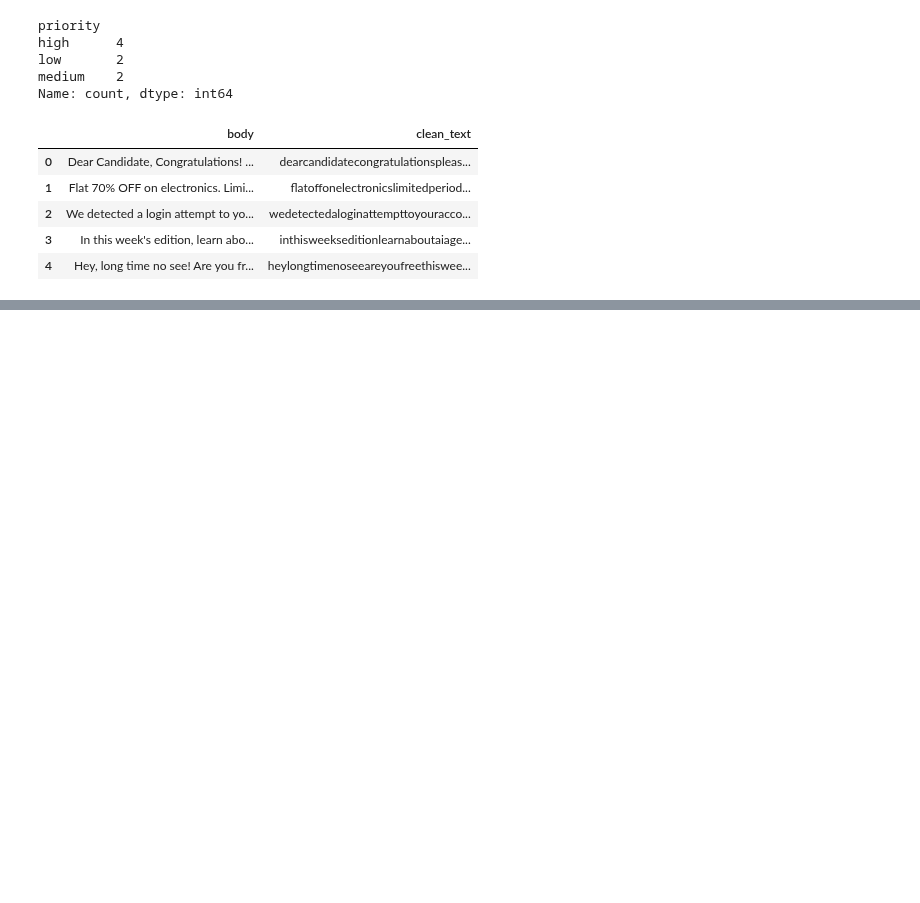
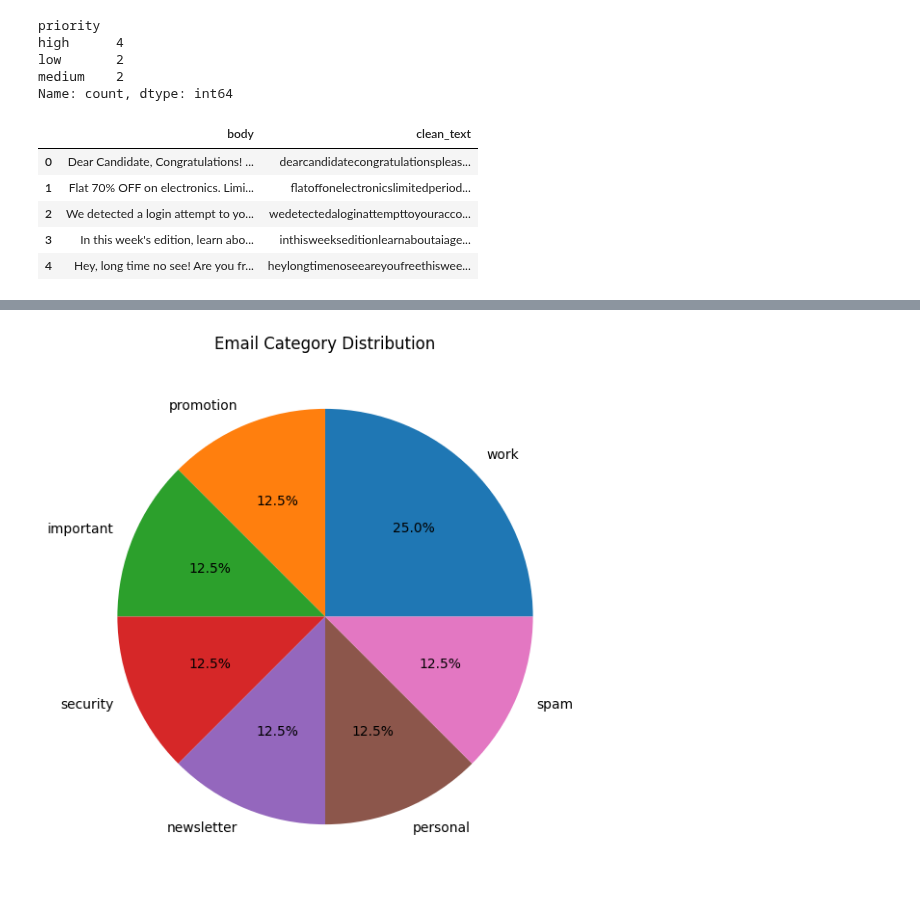
Before and after one commit to springboardmentor74219x/infosys-langgraph-email-assistant-group2, a Jupyter notebook: notebook/email_expeiment.ipynb, the cells around one changed output, grey strips where cells are left out. Saved outputs shown, nothing was run; the diff lists cells and outputs as text; code cells hidden in the pictures; blank space fills up the shorter version.

```diff
--- a/notebook/email_expeiment.ipynb
+++ b/notebook/email_expeiment.ipynb
@@ -217,0 +426,7 @@ df[['body','clean_text']].head()
+# %%
+plt.figure(figsize=(7,7))
+plt.pie(label_counts.values, labels=label_counts.index, autopct='%1.1f%%')
+plt.title("Email Category Distribution")
+plt.show()
+# %% [output]
+[figure, added]
```
Also changed, not shown: parts of 19 cells of this notebook.
